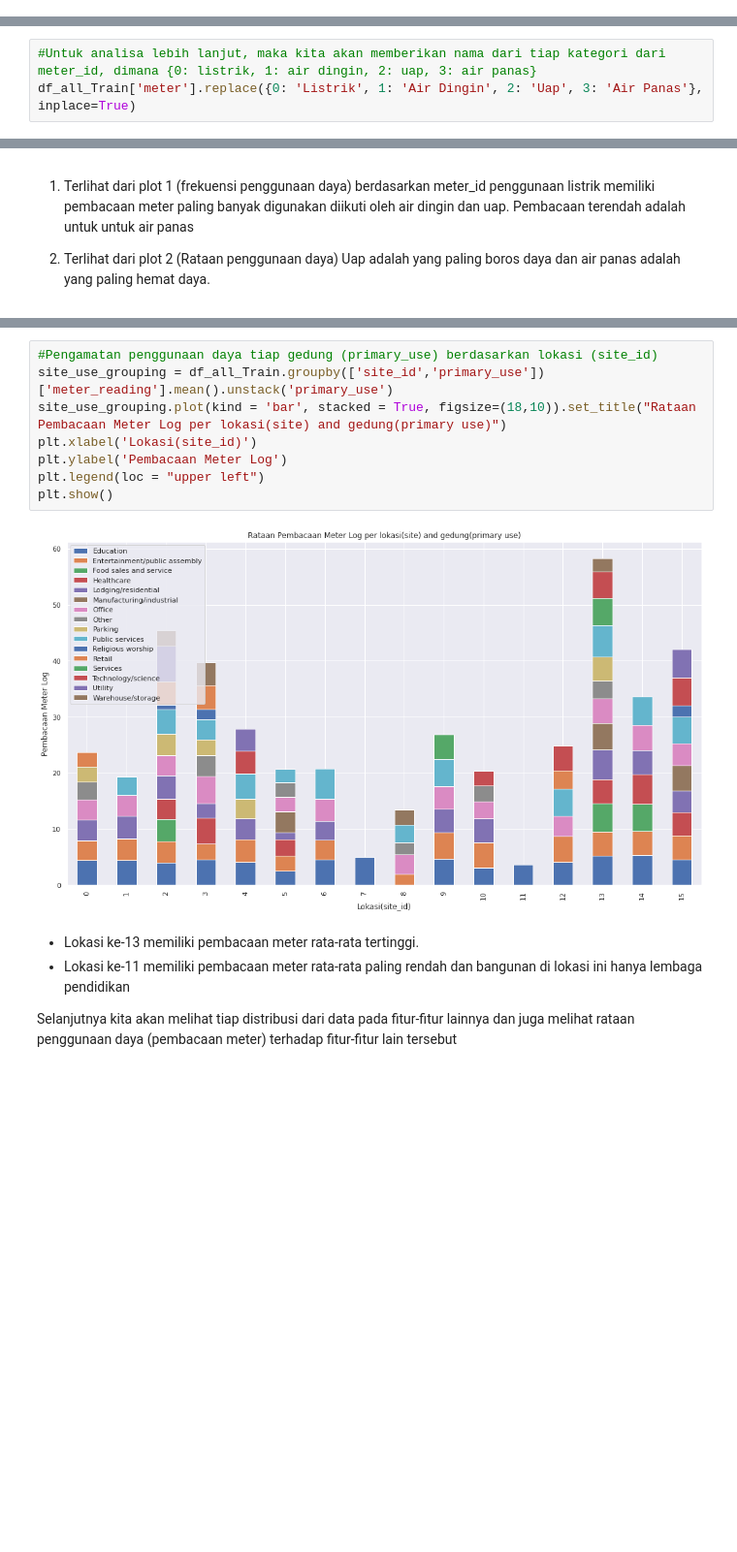
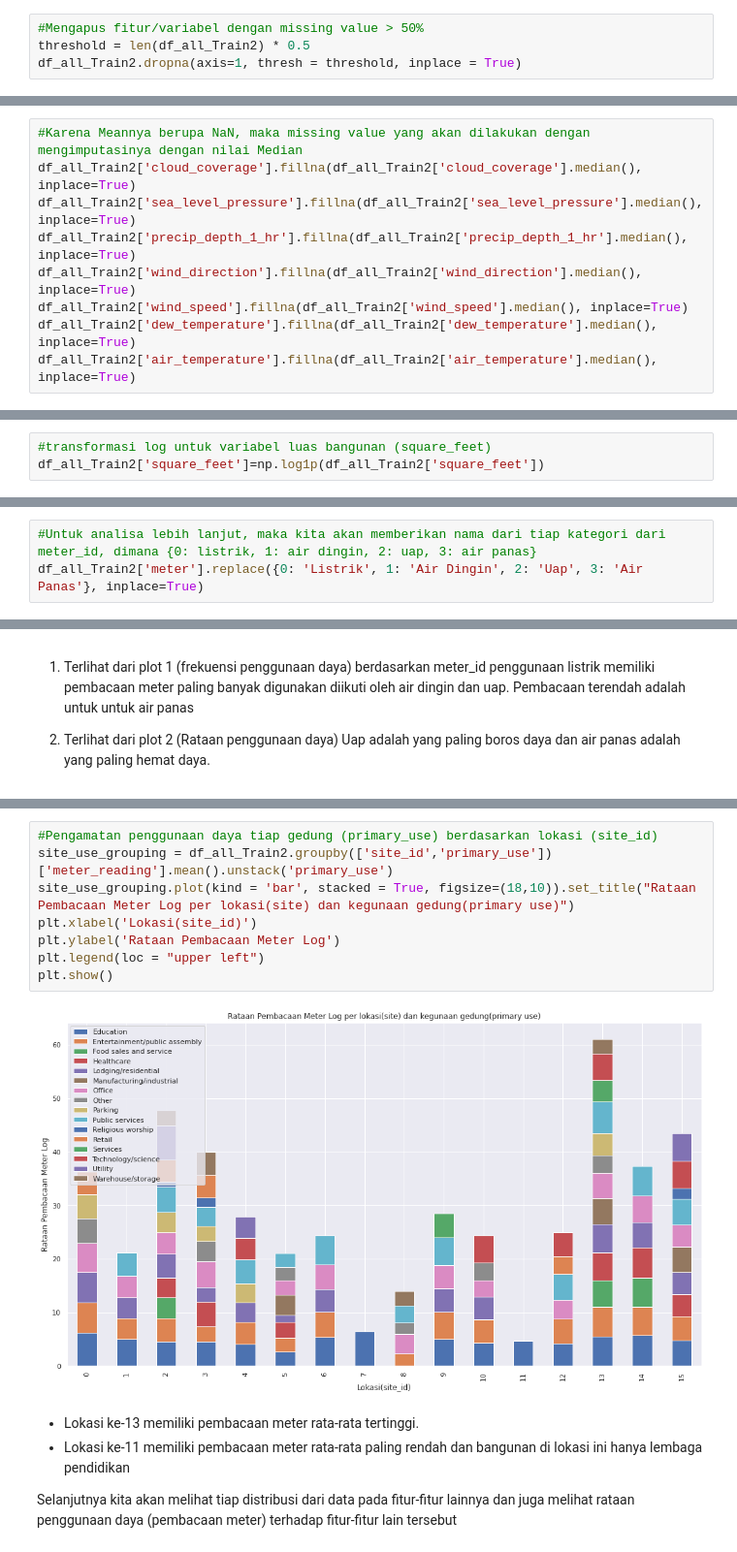
Before and after one commit to thyeaditungson29/myDataScience, a Jupyter notebook: EVDA_project22_UTS_dataFromKaggle.ipynb, the cells around one changed output, grey strips where cells are left out. Shown at 97% size. Saved outputs shown, nothing was run; the diff lists cells and outputs as text; blank space fills up the shorter version.

```diff
--- a/EVDA_project22_UTS_dataFromKaggle.ipynb
+++ b/EVDA_project22_UTS_dataFromKaggle.ipynb
@@ -497,0 +701,4 @@ Selanjutnya kita akan coba explore penggunaan daya (pembacaan meter_reading) dar
+# %%
+#Mengapus fitur/variabel dengan missing value > 50%
+threshold = len(df_all_Train2) * 0.5
+df_all_Train2.dropna(axis=1, thresh = threshold, inplace = True)
@@ -497,0 +715,9 @@ Selanjutnya kita akan coba explore penggunaan daya (pembacaan meter_reading) dar
+# %%
+#Karena Meannya berupa NaN, maka missing value yang akan dilakukan dengan mengimputasinya dengan nilai Median
+df_all_Train2['cloud_coverage'].fillna(df_all_Train2['cloud_coverage'].median(), inplace=True)
+df_all_Train2['sea_level_pressure'].fillna(df_all_Train2['sea_level_pressure'].median(), inplace=True)
+df_all_Train2['precip_depth_1_hr'].fillna(df_all_Train2['precip_depth_1_hr'].median(), inplace=True)
+df_all_Train2['wind_direction'].fillna(df_all_Train2['wind_direction'].median(), inplace=True)
+df_all_Train2['wind_speed'].fillna(df_all_Train2['wind_speed'].median(), inplace=True)
+df_all_Train2['dew_temperature'].fillna(df_all_Train2['dew_temperature'].median(), inplace=True)
+df_all_Train2['air_temperature'].fillna(df_all_Train2['air_temperature'].median(), inplace=True)
@@ -497,0 +792,3 @@ Selanjutnya kita akan coba explore penggunaan daya (pembacaan meter_reading) dar
+# %%
+#transformasi log untuk variabel luas bangunan (square_feet)
+df_all_Train2['square_feet']=np.log1p(df_all_Train2['square_feet'])
@@ -537,7 +901,7 @@ Karena pengamatan ini pada lembaga ASHRAE yang berada di Amerika maka analisis p
 Konsumsi bulanan rata-rata minimal di bulan-bulan awal dan kemudian meningkat setelah April di awal musim semi. Puncaknya di bulan Agustus dan mulai turun lagi di akhir musim gugur dan awal musim dingin
 # %%
 #Untuk analisa lebih lanjut, maka kita akan memberikan nama dari tiap kategori dari meter_id, dimana {0: listrik, 1: air dingin, 2: uap, 3: air panas}
-df_all_Train['meter'].replace({0: 'Listrik', 1: 'Air Dingin', 2: 'Uap', 3: 'Air Panas'}, inplace=True)
+df_all_Train2['meter'].replace({0: 'Listrik', 1: 'Air Dingin', 2: 'Uap', 3: 'Air Panas'}, inplace=True)
 # %%
 #Melakukan Plot frekuensi penggunaan daya (Pembacaan Meter) dan juga Rataan penggunaan daya (Pembacaan Meter) dengan nama meter_id yang sudah diubah
 #1. Plot frekuensi penggunaan daya (Pembacaan Meter)
@@ -601,13 +970,13 @@ plt.show()
 # %%
 #Pengamatan penggunaan daya tiap gedung (primary_use) berdasarkan lokasi (site_id)
-site_use_grouping = df_all_Train.groupby(['site_id','primary_use'])['meter_reading'].mean().unstack('primary_use')
-site_use_grouping.plot(kind = 'bar', stacked = True, figsize=(18,10)).set_title("Rataan Pembacaan Meter Log per lokasi(site) and gedung(primary use)")
+site_use_grouping = df_all_Train2.groupby(['site_id','primary_use'])['meter_reading'].mean().unstack('primary_use')
+site_use_grouping.plot(kind = 'bar', stacked = True, figsize=(18,10)).set_title("Rataan Pembacaan Meter Log per lokasi(site) dan kegunaan gedung(primary use)")
 plt.xlabel('Lokasi(site_id)')
-plt.ylabel('Pembacaan Meter Log')
+plt.ylabel('Rataan Pembacaan Meter Log')
 plt.legend(loc = "upper left")
 plt.show()
 # %% [output]
-[figure, old version]
+[figure, new version]
 # %% [markdown]
 *   Lokasi ke-13 memiliki pembacaan meter rata-rata tertinggi.
 *   Lokasi ke-11 memiliki pembacaan meter rata-rata paling rendah dan bangunan di lokasi ini hanya lembaga pendidikan
```
Also changed, not shown: parts of 150 cells of this notebook.
